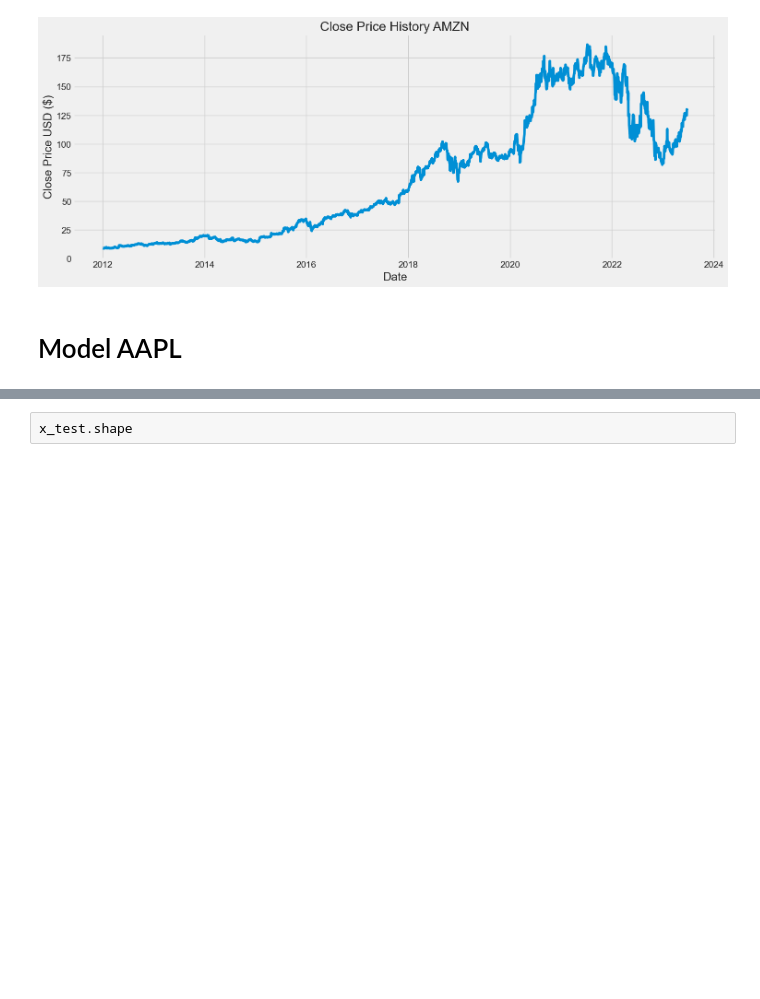
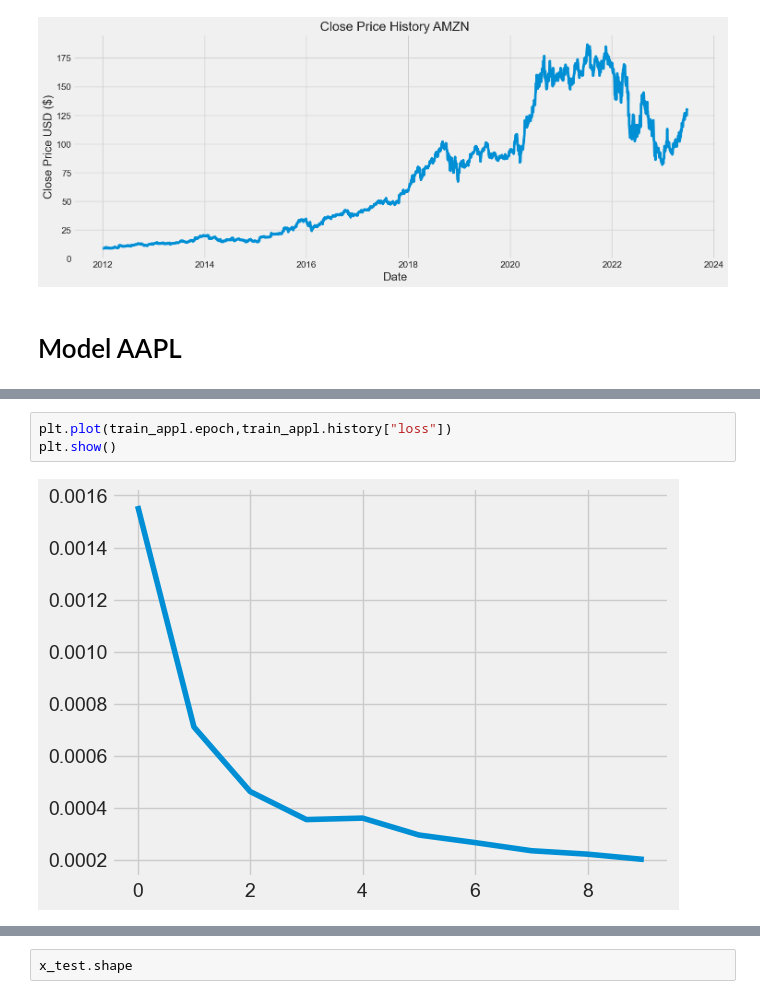
Before and after one commit to TeguhPermana666/Stock-Price-Prediction, a Jupyter notebook: analyst_stock.ipynb, the cells around one changed output, grey strips where cells are left out. Cells and saved outputs as stored; diff of their text form; blank space fills up the shorter version.

```diff
--- a/analyst_stock.ipynb
+++ b/analyst_stock.ipynb
@@ -293,3 +293,8 @@ Epoch 10/10
+# %%
+plt.plot(train_appl.epoch,train_appl.history["loss"])
+plt.show()
+# %% [output]
+[figure, added]
 # %%
 # Create the testing data set
 # Create a new array containing scaled values from index 1543 to 2002
```
Also changed, not shown: parts of 27 cells of this notebook, 14 other files.
